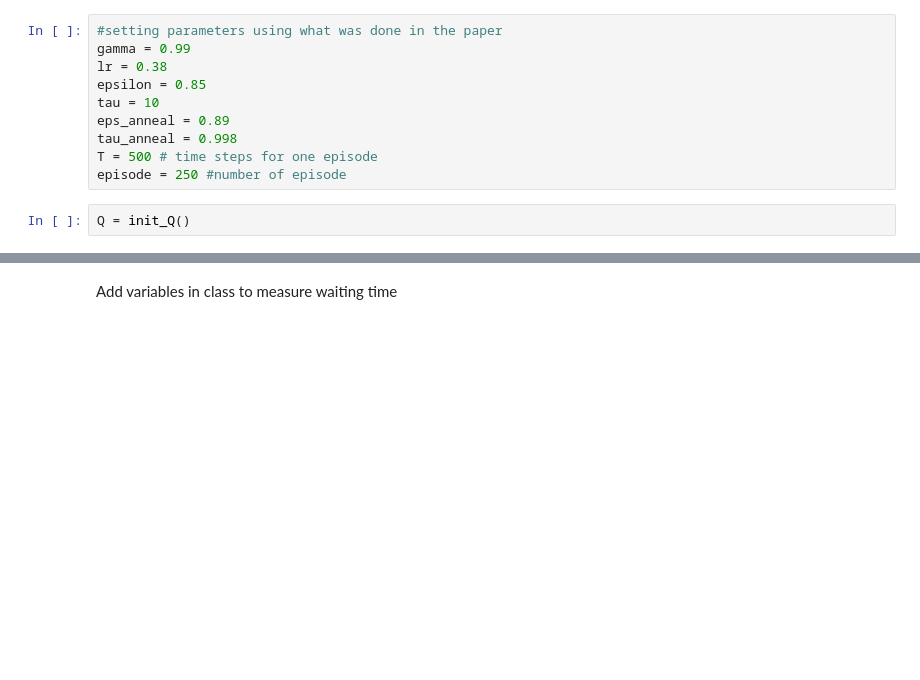
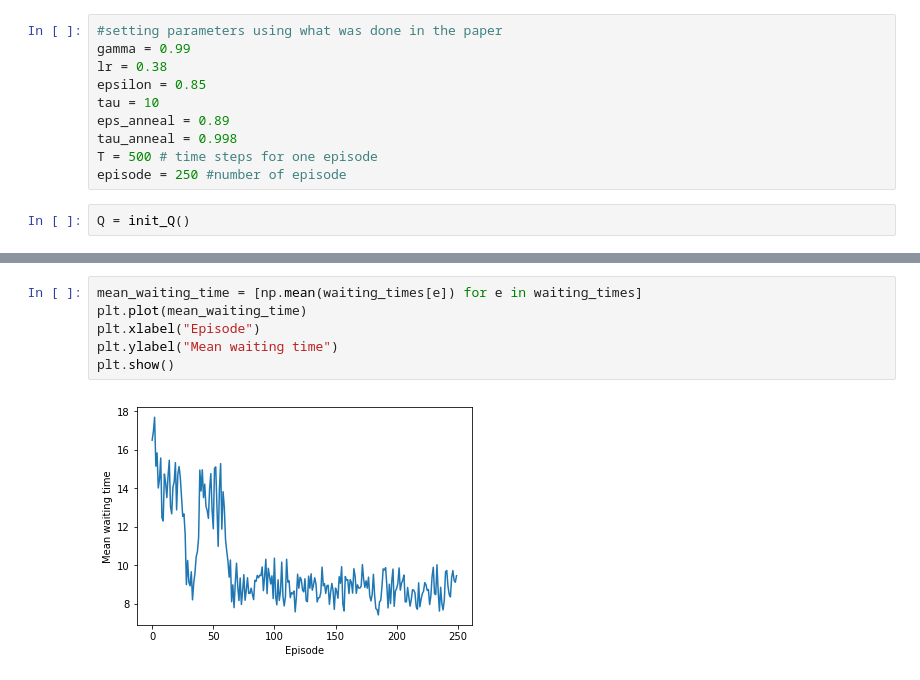
Before and after one commit to gabrielkasmi/reinforcement_learning, a Jupyter notebook: RL_elevator.ipynb, the cells around one changed output, grey strips where cells are left out. Drawn from its saved outputs; the diff is of its cells as text; blank space fills up the shorter version.

```diff
--- a/RL_elevator.ipynb
+++ b/RL_elevator.ipynb
@@ -291,2 +358,8 @@ plt.show()
-# %% [markdown]
-Add variables in class to measure waiting time
+# %%
+mean_waiting_time = [np.mean(waiting_times[e]) for e in waiting_times]
+plt.plot(mean_waiting_time)
+plt.xlabel("Episode")
+plt.ylabel("Mean waiting time")
+plt.show()
+# %% [output]
+[figure, added]
```
Also changed, not shown: parts of 35 cells of this notebook.
